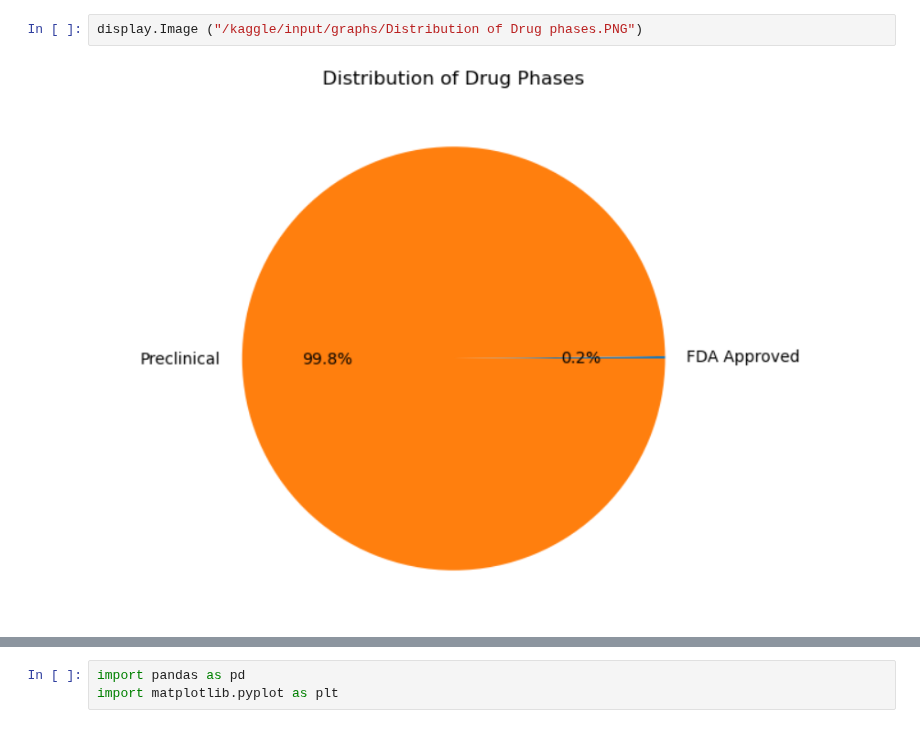
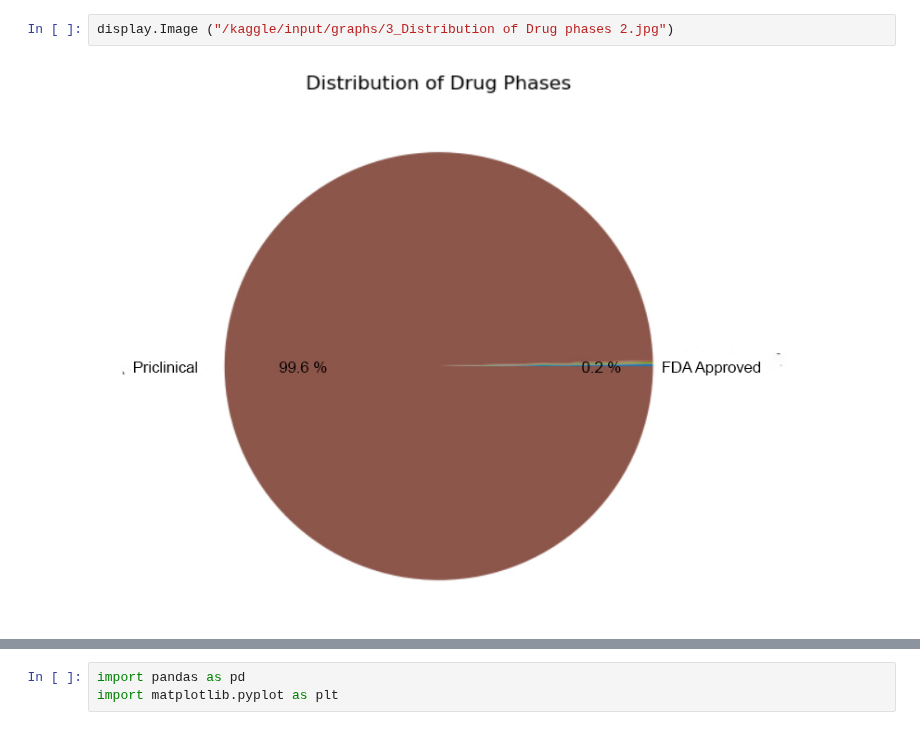
Before and after one commit to Ahmedelmaamounamin/Drugs, a Jupyter notebook: drugs.ipynb, the cells around one changed output, grey strips where cells are left out. Cells and saved outputs as stored; diff of their text form.

Commit message:
Kaggle Notebook | Drugs | Version 30

```diff
--- a/drugs.ipynb
+++ b/drugs.ipynb
@@ -31,4 +36,4 @@ display.Image ("/kaggle/input/graphs/Av_mwt_by_type.PNG")
 # %%
-display.Image ("/kaggle/input/graphs/Distribution of Drug phases.PNG")
+display.Image ("/kaggle/input/graphs/3_Distribution of Drug phases 2.jpg")
 # %% [output]
-[figure, old version]
+[figure, new version]
```
Also changed, not shown: parts of 24 cells of this notebook.
